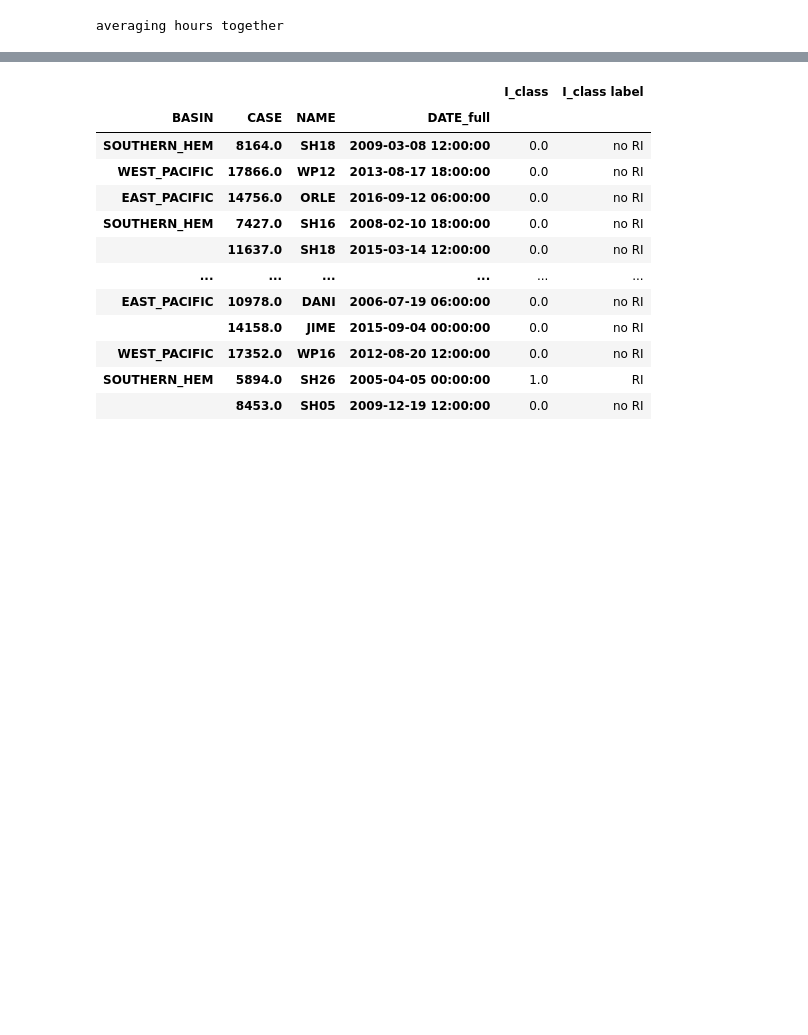
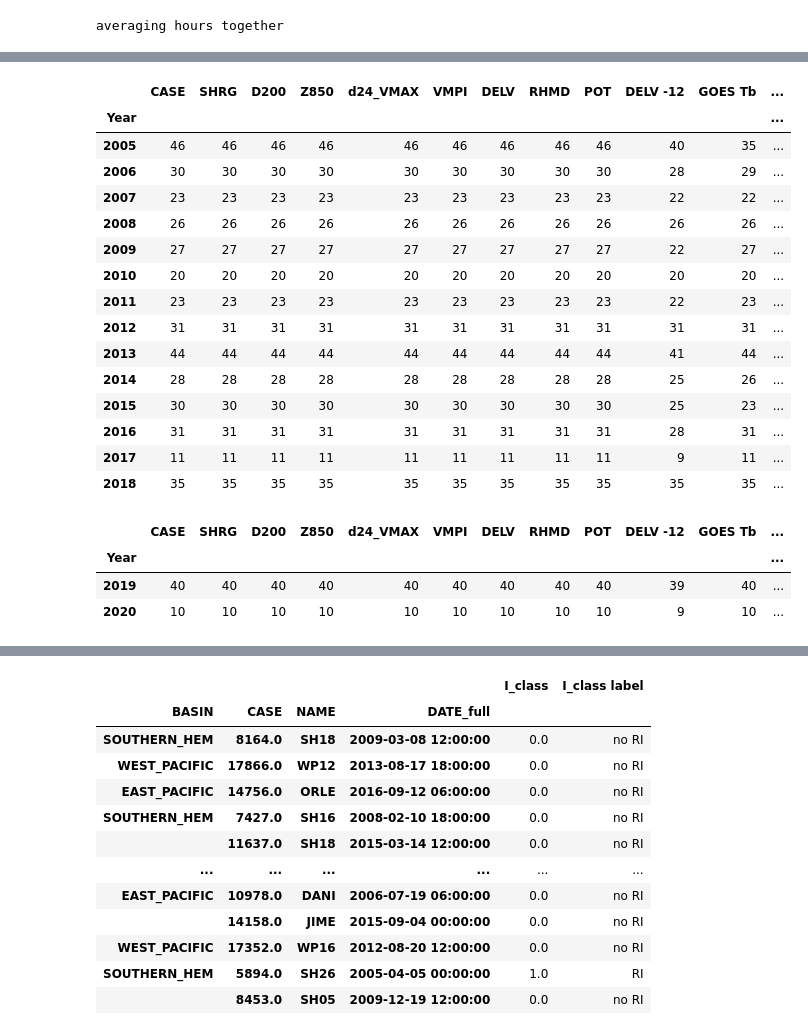
Before and after one commit to marie-mcgraw/ML_for_TC_RI, a Jupyter notebook: SHIPS_dev_data_explore.ipynb, the cells around one changed output, grey strips where cells are left out. Drawn from its saved outputs; the diff is of its cells as text; code cells hidden in the pictures; blank space fills up the shorter version.

```diff
--- a/SHIPS_dev_data_explore.ipynb
+++ b/SHIPS_dev_data_explore.ipynb
@@ -106,3 +129,4 @@ y_train.reset_index().groupby(['BASIN','I_class label']).count()
 # %%
-diff_train_RI = diff_train.where(diff_train['d24_VMAX']>=40).dropna(how='all')
-diff_train_RI.reset_index().groupby(['BASIN']).count()
+diff_train_RI = diff_train.where(diff_train['d24_VMAX']>=RI_thresh).dropna(how='all')
+diff_train_RI['Year'] = diff_train_RI['DATE_full'].dt.year
+var_train = diff_train_RI.reset_index().groupby(['BASIN','Year']).count()
@@ -117,3 +133,32 @@ diff_train_RI.reset_index().groupby(['BASIN']).count()
+# %%
+var_train.xs('SOUTHERN_HEM')
+# %% [output]
+|  | CASE | SHRG | D200 | Z850 | d24_VMAX | VMPI | DELV | RHMD | POT | DELV -12 | GOES Tb | ... |
+| Year |  |  |  |  |  |  |  |  |  |  |  | ... |
+| 2005 | 46 | 46 | 46 | 46 | 46 | 46 | 46 | 46 | 46 | 40 | 35 | ... |
+| 2006 | 30 | 30 | 30 | 30 | 30 | 30 | 30 | 30 | 30 | 28 | 29 | ... |
+| 2007 | 23 | 23 | 23 | 23 | 23 | 23 | 23 | 23 | 23 | 22 | 22 | ... |
+| 2008 | 26 | 26 | 26 | 26 | 26 | 26 | 26 | 26 | 26 | 26 | 26 | ... |
+| 2009 | 27 | 27 | 27 | 27 | 27 | 27 | 27 | 27 | 27 | 22 | 27 | ... |
+| 2010 | 20 | 20 | 20 | 20 | 20 | 20 | 20 | 20 | 20 | 20 | 20 | ... |
+| 2011 | 23 | 23 | 23 | 23 | 23 | 23 | 23 | 23 | 23 | 22 | 23 | ... |
+| 2012 | 31 | 31 | 31 | 31 | 31 | 31 | 31 | 31 | 31 | 31 | 31 | ... |
+| 2013 | 44 | 44 | 44 | 44 | 44 | 44 | 44 | 44 | 44 | 41 | 44 | ... |
+| 2014 | 28 | 28 | 28 | 28 | 28 | 28 | 28 | 28 | 28 | 25 | 26 | ... |
+| 2015 | 30 | 30 | 30 | 30 | 30 | 30 | 30 | 30 | 30 | 25 | 23 | ... |
+| 2016 | 31 | 31 | 31 | 31 | 31 | 31 | 31 | 31 | 31 | 28 | 31 | ... |
+| 2017 | 11 | 11 | 11 | 11 | 11 | 11 | 11 | 11 | 11 | 9 | 11 | ... |
+| 2018 | 35 | 35 | 35 | 35 | 35 | 35 | 35 | 35 | 35 | 35 | 35 | ... |
+# %%
+diff_test_RI = diff_test.where(diff_test['d24_VMAX']>=RI_thresh).dropna(how='all')
+diff_test_RI['Year'] = diff_test_RI['DATE_full'].dt.year
+var_test = diff_test_RI.reset_index().groupby(['BASIN','Year']).count()
+var_test.xs('SOUTHERN_HEM')
+# %% [output]
+|  | CASE | SHRG | D200 | Z850 | d24_VMAX | VMPI | DELV | RHMD | POT | DELV -12 | GOES Tb | ... |
+| Year |  |  |  |  |  |  |  |  |  |  |  | ... |
+| 2019 | 40 | 40 | 40 | 40 | 40 | 40 | 40 | 40 | 40 | 39 | 40 | ... |
+| 2020 | 10 | 10 | 10 | 10 | 10 | 10 | 10 | 10 | 10 | 9 | 10 | ... |
 # %%
 diff_train_RI = diff_train.where(diff_train['d24_VMAX']>=30).dropna(how='all')
 diff_train_RI.reset_index().groupby(['BASIN']).count()
```
Also changed, not shown: parts of 6 cells of this notebook, 11 other files.
